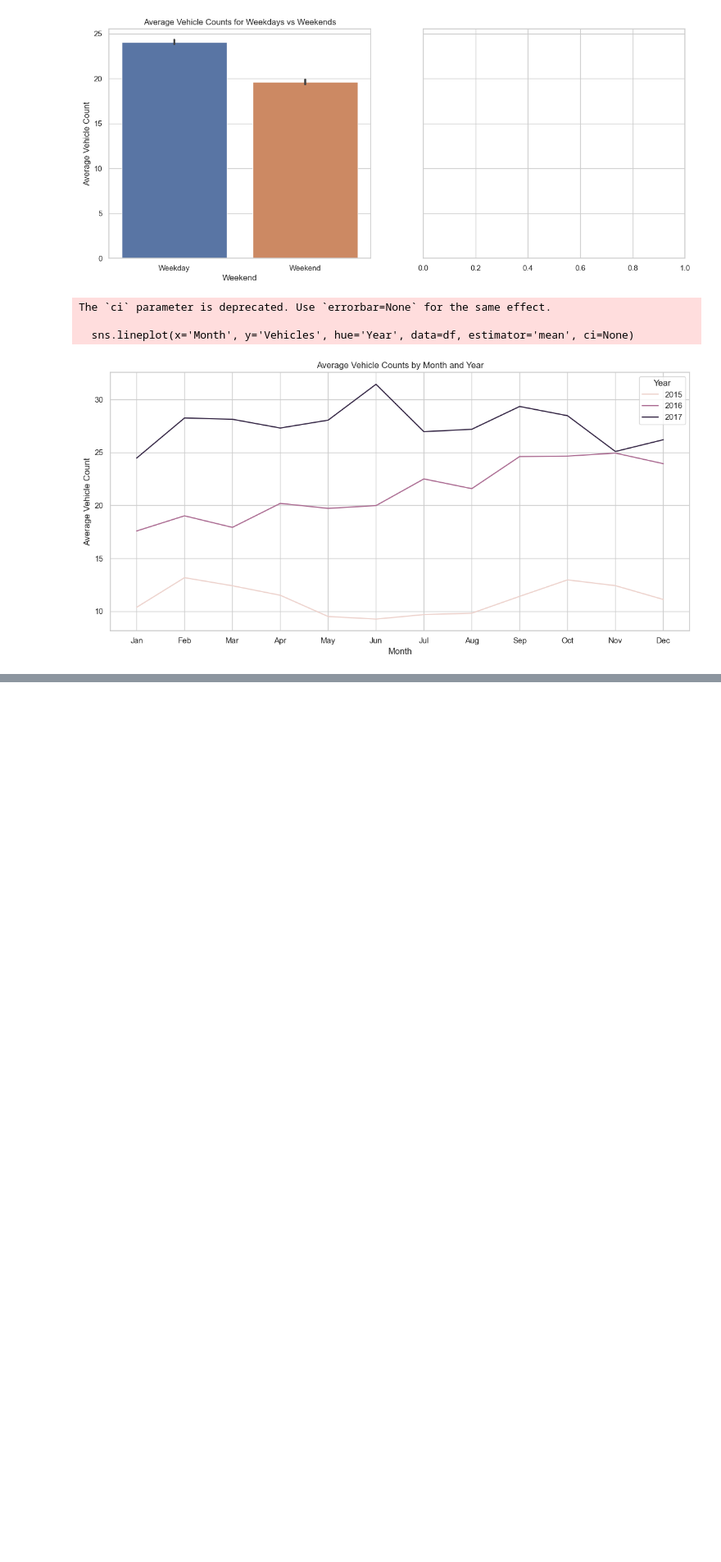
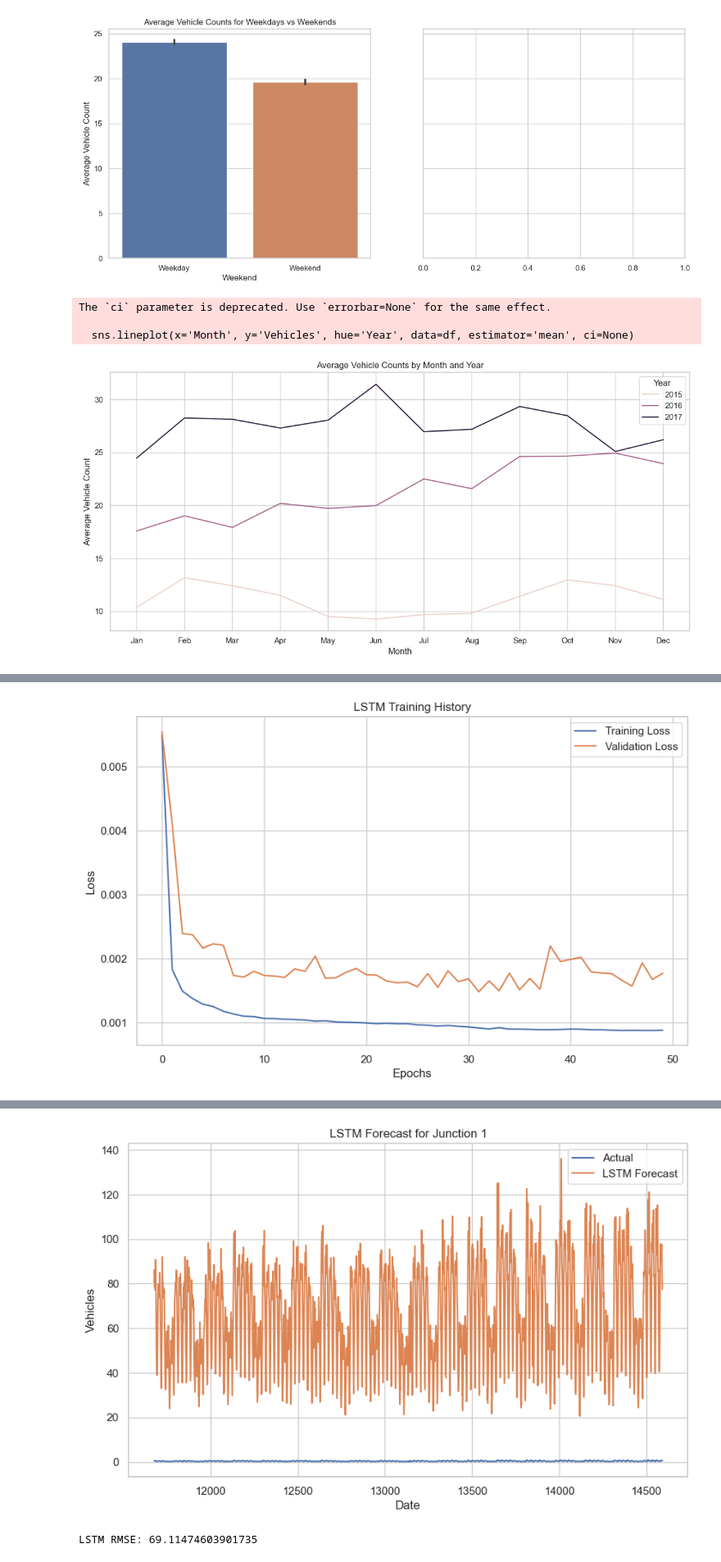
Before and after one commit to osheenksharma/upgrad-is, a Jupyter notebook: Final Uber Project.ipynb, the cells around one changed output, grey strips where cells are left out. Shown at 82% size. Saved outputs shown, nothing was run; the diff lists cells and outputs as text; code cells hidden in the pictures; blank space fills up the shorter version.

```diff
--- a/Final Uber Project.ipynb
+++ b/Final Uber Project.ipynb
@@ -197,0 +428,69 @@ plt.show()
+# %%
+# Subset data for Junction 1 (example)
+df3_junction1 = df3[df3['Junction'] == 1]
+
+# Normalize data
+scaler = MinMaxScaler()
+scaled_data = scaler.fit_transform(df3_junction1['Vehicles'].values.reshape(-1, 1))
+
+# Prepare data sequences
+def create_sequences(data, seq_length):
+    xs, ys = [], []
+    for i in range(len(data)-seq_length):
+        x = data[i:i+seq_length]
+        y = data[i+seq_length]
+        xs.append(x)
+        ys.append(y)
+    return np.array(xs), np.array(ys)
+
+# Set sequence length and create sequences
+sequence_length = 12  # Example sequence length
+X, y = create_sequences(scaled_data, sequence_length)
+
+# Split data into train and test sets
+train_size = int(len(X) * 0.8)
+X_train, X_test = X[:train_size], X[train_size:]
+y_train, y_test = y[:train_size], y[train_size:]
+
+# Define LSTM model architecture
+model = tf.keras.Sequential([
+    tf.keras.layers.LSTM(units=50, input_shape=(X_train.shape[1], X_train.shape[2])),
+    tf.keras.layers.Dense(units=1)
+])
+
+# Compile model
+model.compile(optimizer='adam', loss='mean_squared_error')
+
+# Train model
+history = model.fit(X_train, y_train, epochs=50, batch_size=32, validation_data=(X_test, y_test), verbose=1)
+
+# Plot training history
+plt.figure(figsize=(10, 6))
+plt.plot(history.history['loss'], label='Training Loss')
+plt.plot(history.history['val_loss'], label='Validation Loss')
+plt.title('LSTM Training History')
+plt.xlabel('Epochs')
+plt.ylabel('Loss')
+plt.legend()
+plt.show()
+
+# Forecast using trained LSTM model
+forecast_lstm = model.predict(X_test)
+
+# Inverse transform to get actual predictions
+forecast_lstm = scaler.inverse_transform(forecast_lstm).flatten()
+
+# Plotting
+plt.figure(figsize=(10, 6))
+plt.plot(df3_junction1.index[-len(y_test):], y_test, label='Actual')
+plt.plot(df3_junction1.index[-len(y_test):], forecast_lstm, label='LSTM Forecast')
+plt.title('LSTM Forecast for Junction 1')
+plt.xlabel('Date')
+plt.ylabel('Vehicles')
+plt.legend()
+plt.show()
+
+# Evaluate model performance (example using RMSE)
+rmse_lstm = np.sqrt(mean_squared_error(y_test, forecast_lstm))
+print(f"LSTM RMSE: {rmse_lstm}")
+# %% [output]
@@ -197,0 +514 @@ plt.show()
+[figure, added]
@@ -197,0 +516,2 @@ plt.show()
+[figure, added]
+LSTM RMSE: 69.11474603901735
```
Also changed, not shown: parts of 31 cells of this notebook.
